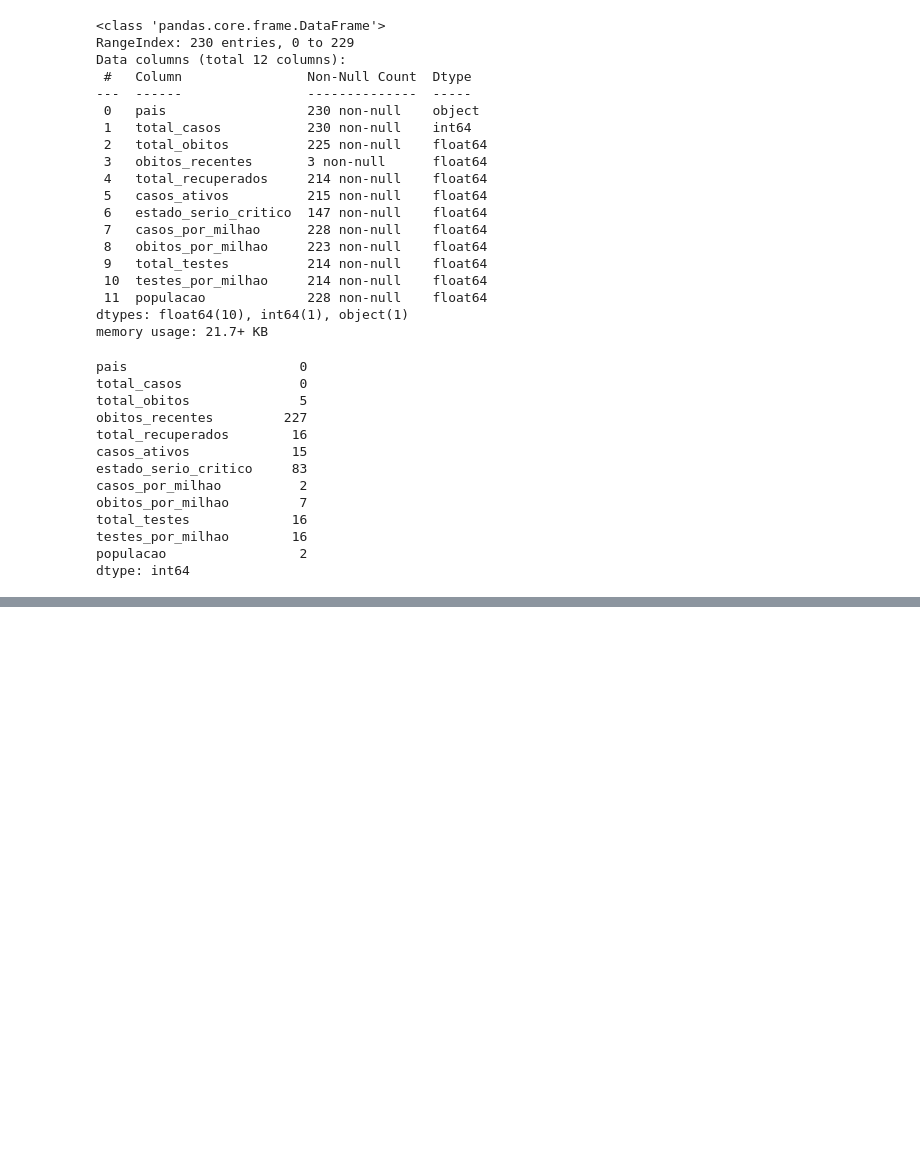
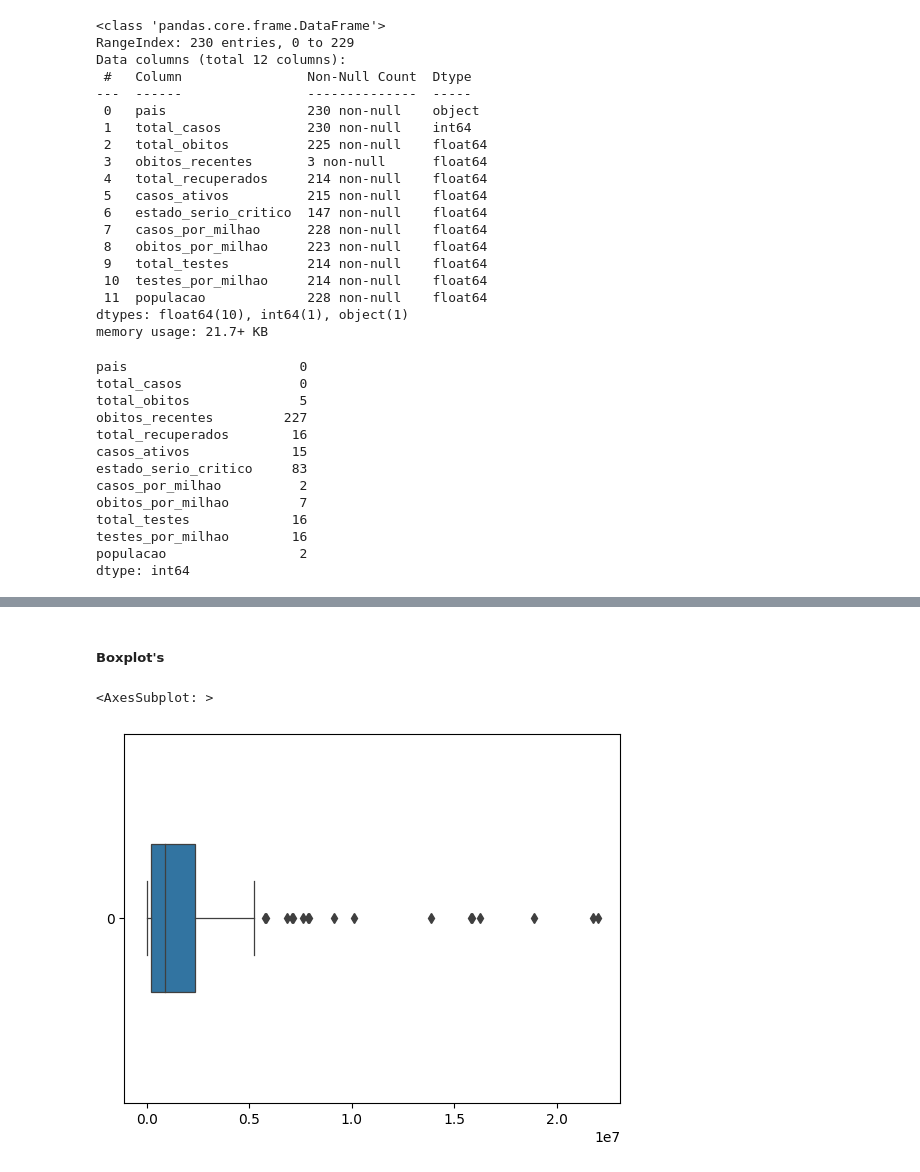
Before and after one commit to bernaRocha/ultima-School_portfolio, a Jupyter notebook: 01_coronavirus_pandemic-dataset/analise_coronavirus.ipynb, the cells around one changed output, grey strips where cells are left out. Saved outputs shown, nothing was run; the diff lists cells and outputs as text; code cells hidden in the pictures; blank space fills up the shorter version.

```diff
--- a/01_coronavirus_pandemic-dataset/analise_coronavirus.ipynb
+++ b/01_coronavirus_pandemic-dataset/analise_coronavirus.ipynb
@@ -208,0 +241,11 @@ dtype: int64
+# %% [markdown]
+##### Boxplot's
+# %%
+sns.boxplot(
+    data["testes_por_milhao"],
+    orient="h",
+    width=0.4,
+    linewidth=0.9)
+# %% [output]
+<AxesSubplot: >
+[figure, added]
```
Also changed, not shown: parts of 12 cells of this notebook.
